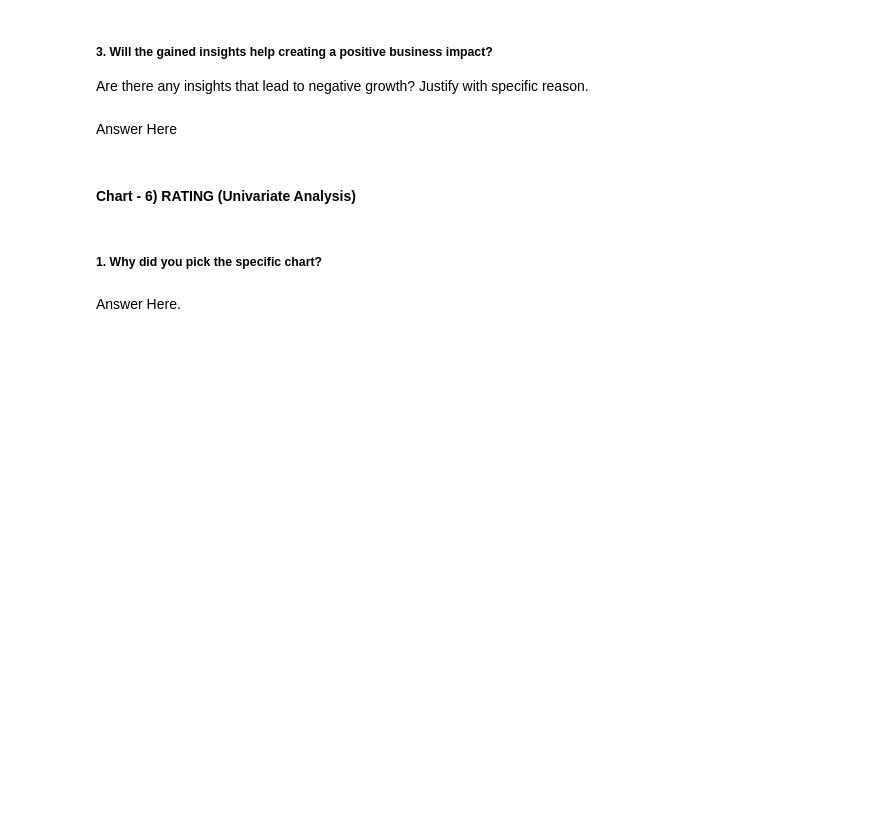
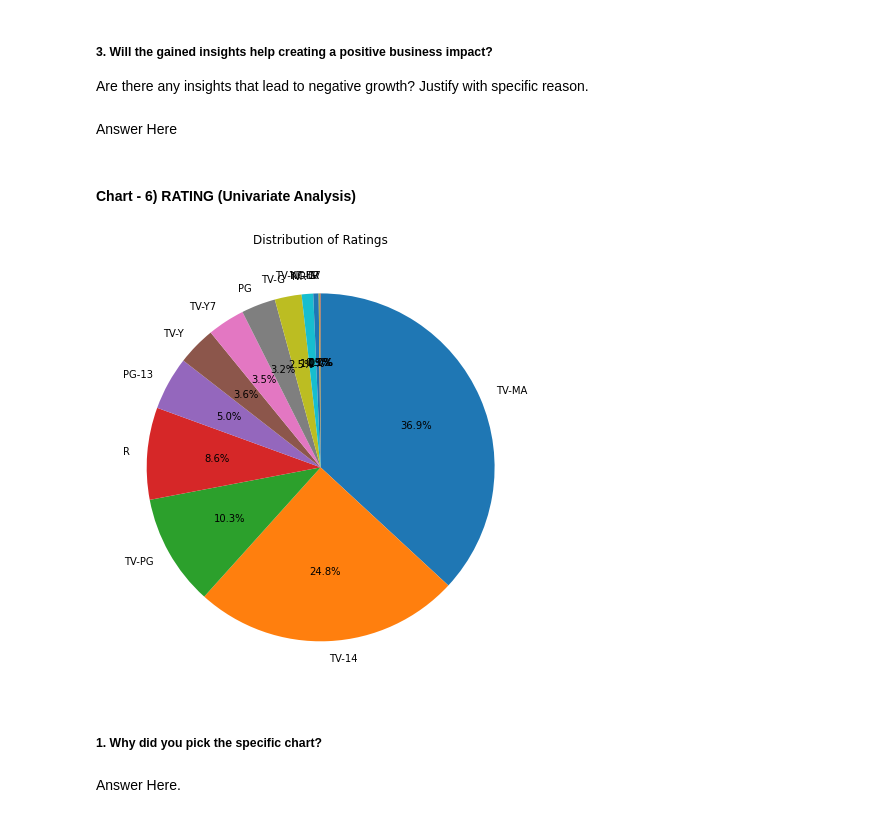
Before and after one commit to Shraddha6999/NETFLIX_MOVIES_AND_TV_SHOWS_CLUSTERING, a Jupyter notebook: NETFLIX_MOVIES_AND_TV_SHOWS_CLUSTERING.ipynb, the cells around one changed output. Saved outputs shown, nothing was run; the diff lists cells and outputs as text; code cells hidden in the pictures; blank space fills up the shorter version.

```diff
--- a/NETFLIX_MOVIES_AND_TV_SHOWS_CLUSTERING.ipynb
+++ b/NETFLIX_MOVIES_AND_TV_SHOWS_CLUSTERING.ipynb
@@ -580,3 +562,13 @@ Answer Here
+# %%
+# Chart - 6 visualization code
+df_rating = df['rating'].value_counts()
+plt.figure(figsize=(8,8))
+plt.pie(df_rating.values, labels=df_rating.index,
+        autopct='%1.1f%%',startangle=90, counterclock=False)
+plt.title('Distribution of Ratings')
+plt.show()
+# %% [output]
+[figure, added]
 # %% [markdown]
 ##### 1. Why did you pick the specific chart?
 # %% [markdown]
```
Also changed, not shown: parts of 70 cells of this notebook.
